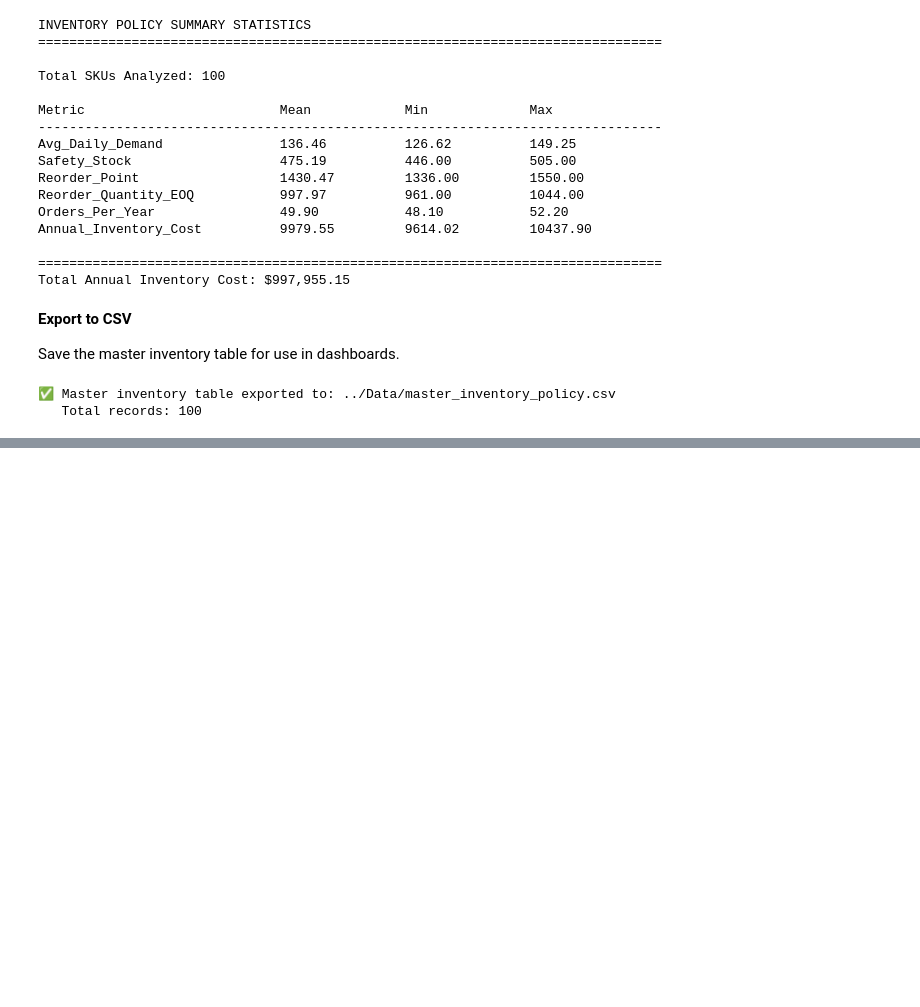
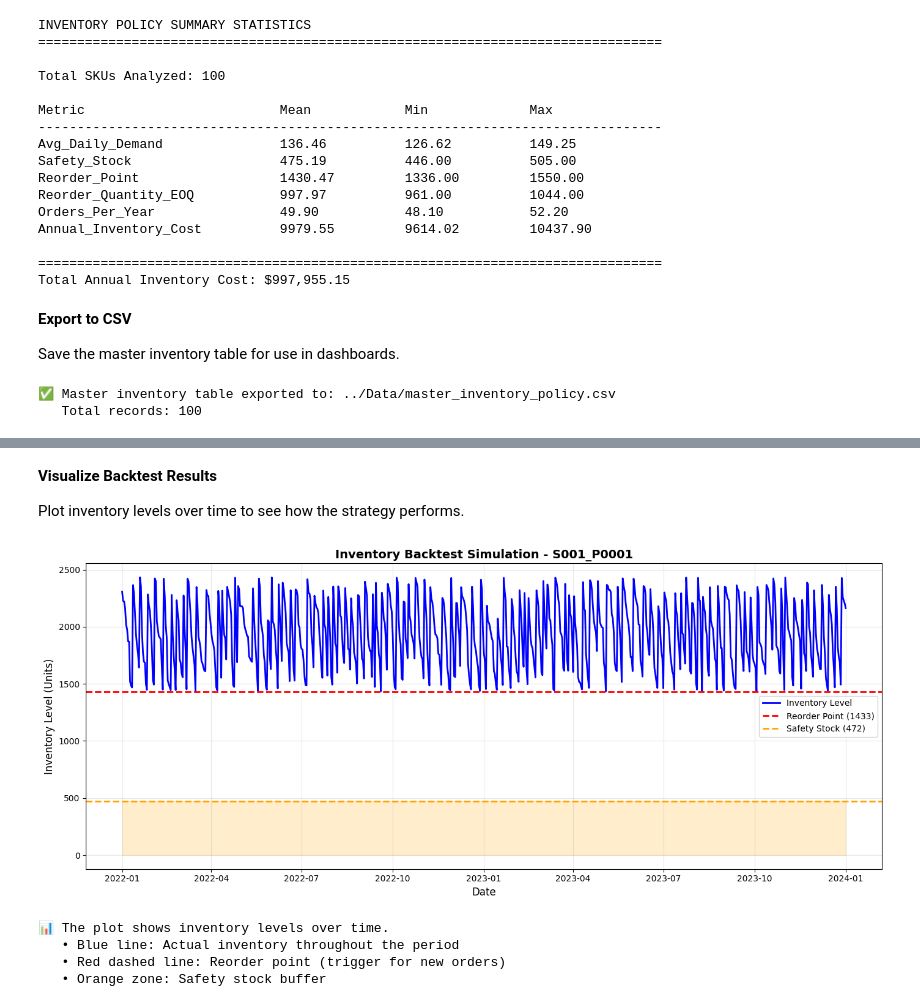
Before and after one commit to Brendatracy-miriti/Inventory_reorder_system, a Jupyter notebook: Notebook/inventory_reorder_system.ipynb, the cells around one changed output, grey strips where cells are left out. Saved outputs shown, nothing was run; the diff lists cells and outputs as text; code cells hidden in the pictures; blank space fills up the shorter version.

Commit message:
backtesting

```diff
--- a/Notebook/inventory_reorder_system.ipynb
+++ b/Notebook/inventory_reorder_system.ipynb
@@ -2056,0 +2248,31 @@ print(f"   Total records: {len(master_inventory_table)}")
+# %% [markdown]
+**Visualize Backtest Results**
+
+Plot inventory levels over time to see how the strategy performs.
+# %%
+# Plot inventory levels over time
+plt.figure(figsize=(14, 6))
+plt.plot(backtest_data['Date'], inventory_levels, label='Inventory Level', color='blue', linewidth=2)
+plt.axhline(y=rop, color='red', linestyle='--', label=f'Reorder Point ({rop:.0f})', linewidth=2)
+plt.axhline(y=policy['Safety_Stock'], color='orange', linestyle='--',
+            label=f'Safety Stock ({policy["Safety_Stock"]:.0f})', linewidth=2)
+plt.fill_between(backtest_data['Date'], 0, policy['Safety_Stock'], alpha=0.2, color='orange')
+
+plt.xlabel('Date', fontsize=12)
+plt.ylabel('Inventory Level (Units)', fontsize=12)
+plt.title(f'Inventory Backtest Simulation - {test_sku}', fontsize=14, fontweight='bold')
+plt.legend(fontsize=10)
+plt.grid(True, alpha=0.3)
+plt.tight_layout()
+plt.show()
+
+print(f"\n📊 The plot shows inventory levels over time.")
+print(f"   • Blue line: Actual inventory throughout the period")
+print(f"   • Red dashed line: Reorder point (trigger for new orders)")
+print(f"   • Orange zone: Safety stock buffer")
+# %% [output]
+[figure, added]
+📊 The plot shows inventory levels over time.
+   • Blue line: Actual inventory throughout the period
+   • Red dashed line: Reorder point (trigger for new orders)
+   • Orange zone: Safety stock buffer
```
Also changed, not shown: parts of 6 cells of this notebook.
